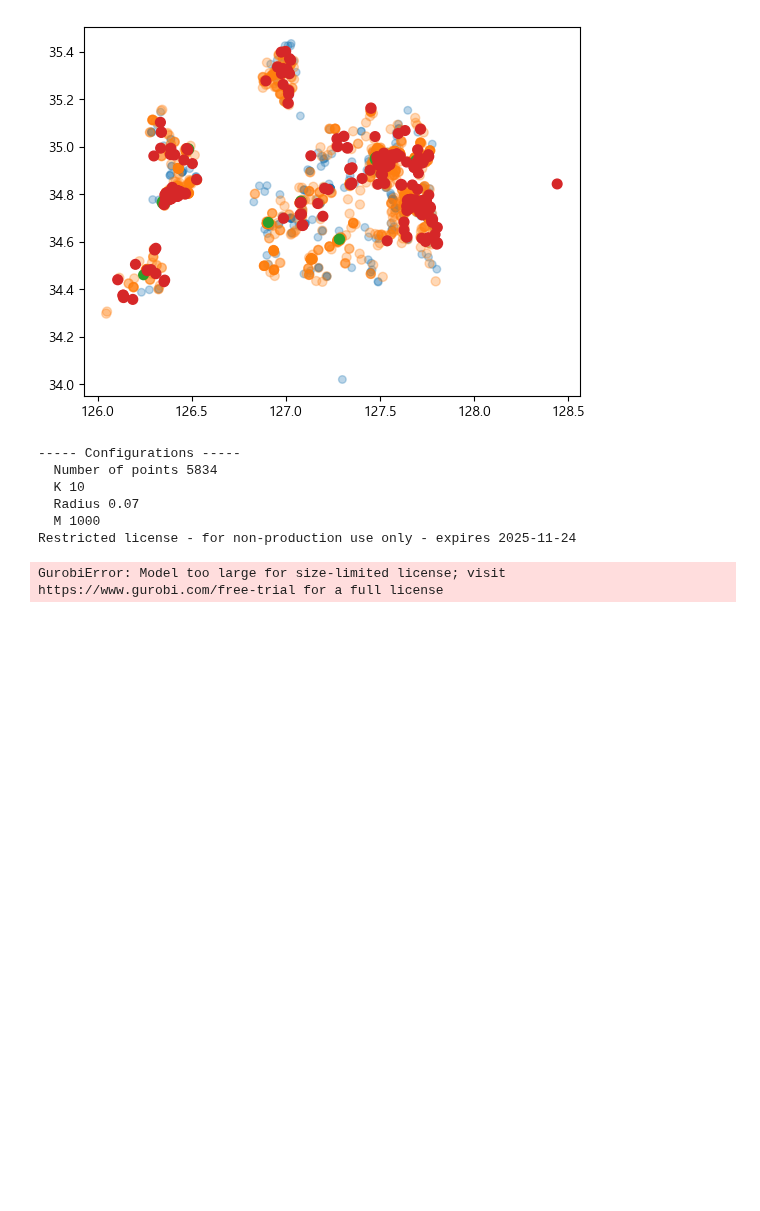
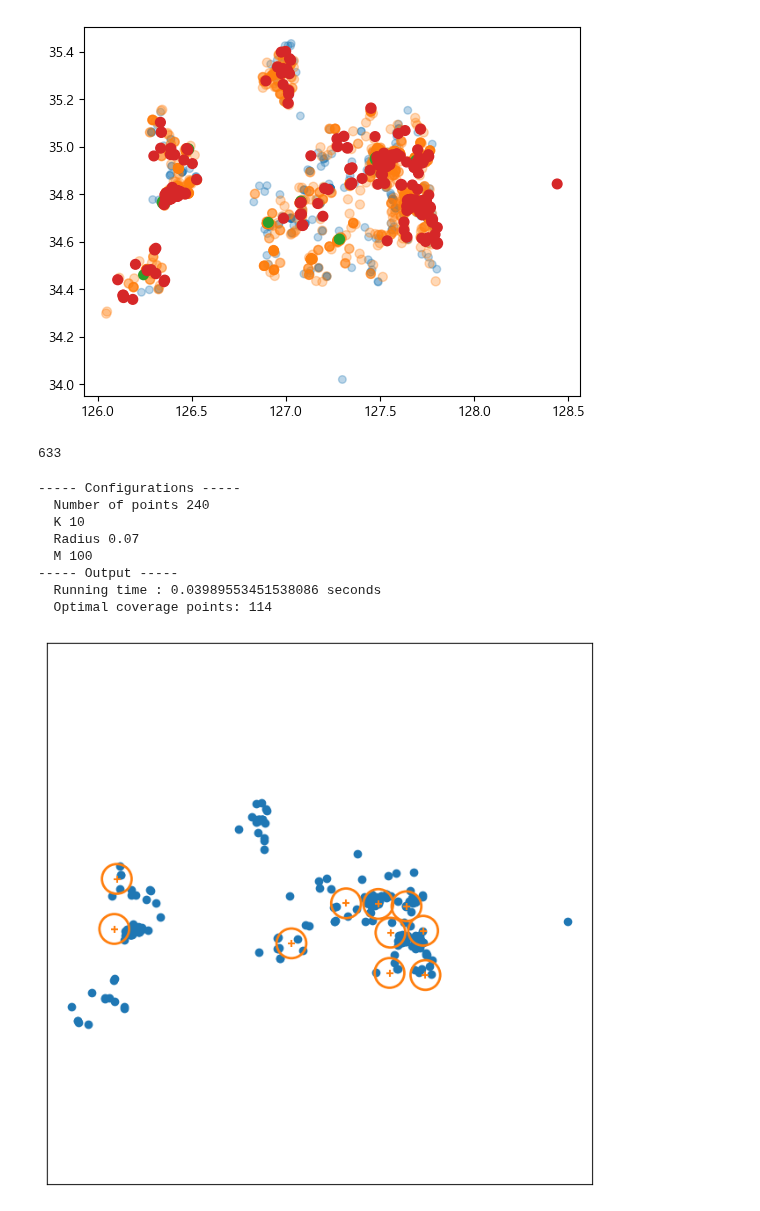
Before and after one commit to sheershay/ise-sr-project, a Jupyter notebook: clustering/clustering.ipynb, the cells around one changed output. Cells and saved outputs as stored; diff of their text form; code cells hidden in the pictures; blank space fills up the shorter version.

Commit message:
run mclp with contents data

```diff
--- a/clustering/clustering.ipynb
+++ b/clustering/clustering.ipynb
@@ -724,27 +724,36 @@ t_df=pd.concat([t_acco,t_cafe_2,t_meal_2,t_visit_2])
 # %%
 tt=t_df.to_numpy()
+
+t_acco_2=t_acco.to_numpy()
+t_visit_2=t_visit_2.to_numpy()
+# %%
+len(t_acco_2)
+# %% [output]
+633
 # %%
 # # Number of sites to select
 K = 10
 
 # # Service radius of each site
 radius = 0.07
 
 # # Candidate site size (random sites generated)
-M = 1000
+M = 100
 
 # # Run mclp
 # # opt_sites is the location of optimal sites
 # # f is the number of points covered
-opt_sites,f = mclp(tt,K,radius,M)
+opt_sites,f = mclp(t_visit_2,K,radius,M)
 
 # # Plot the result
-plot_result(tt,opt_sites,radius)
+plot_result(t_visit_2,opt_sites,radius)
 # %% [output]
 ----- Configurations -----
-  Number of points 5834
+  Number of points 240
   K 10
   Radius 0.07
-  M 1000
-Restricted license - for non-production use only - expires 2025-11-24
+  M 100
+----- Output -----
+  Running time : 0.03989553451538086 seconds
+  Optimal coverage points: 114
-GurobiError: Model too large for size-limited license; visit https://www.gurobi.com/free-trial for a full license
+[figure, added]
```
Also changed, not shown: parts of 2 cells of this notebook, 10 other files.
